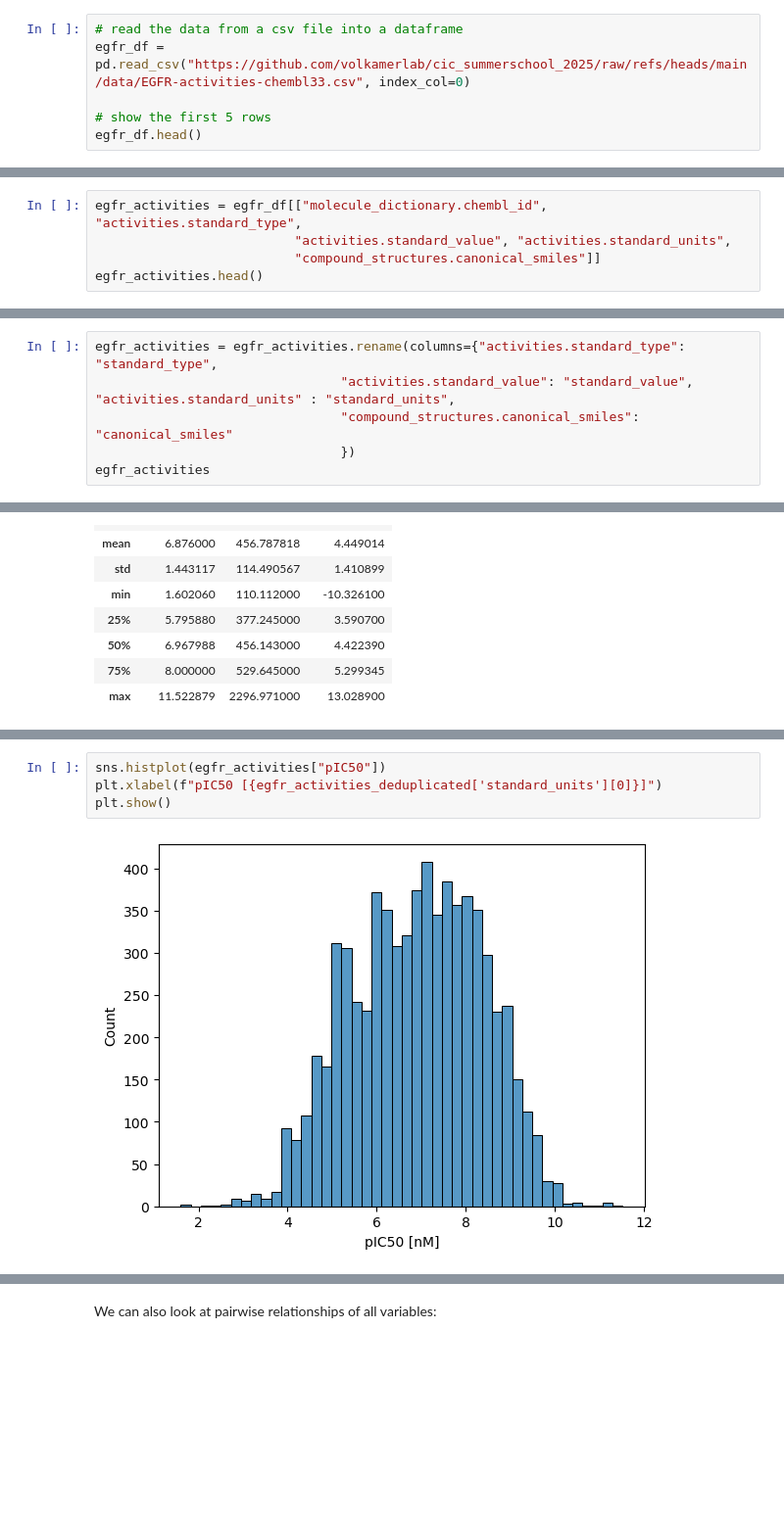
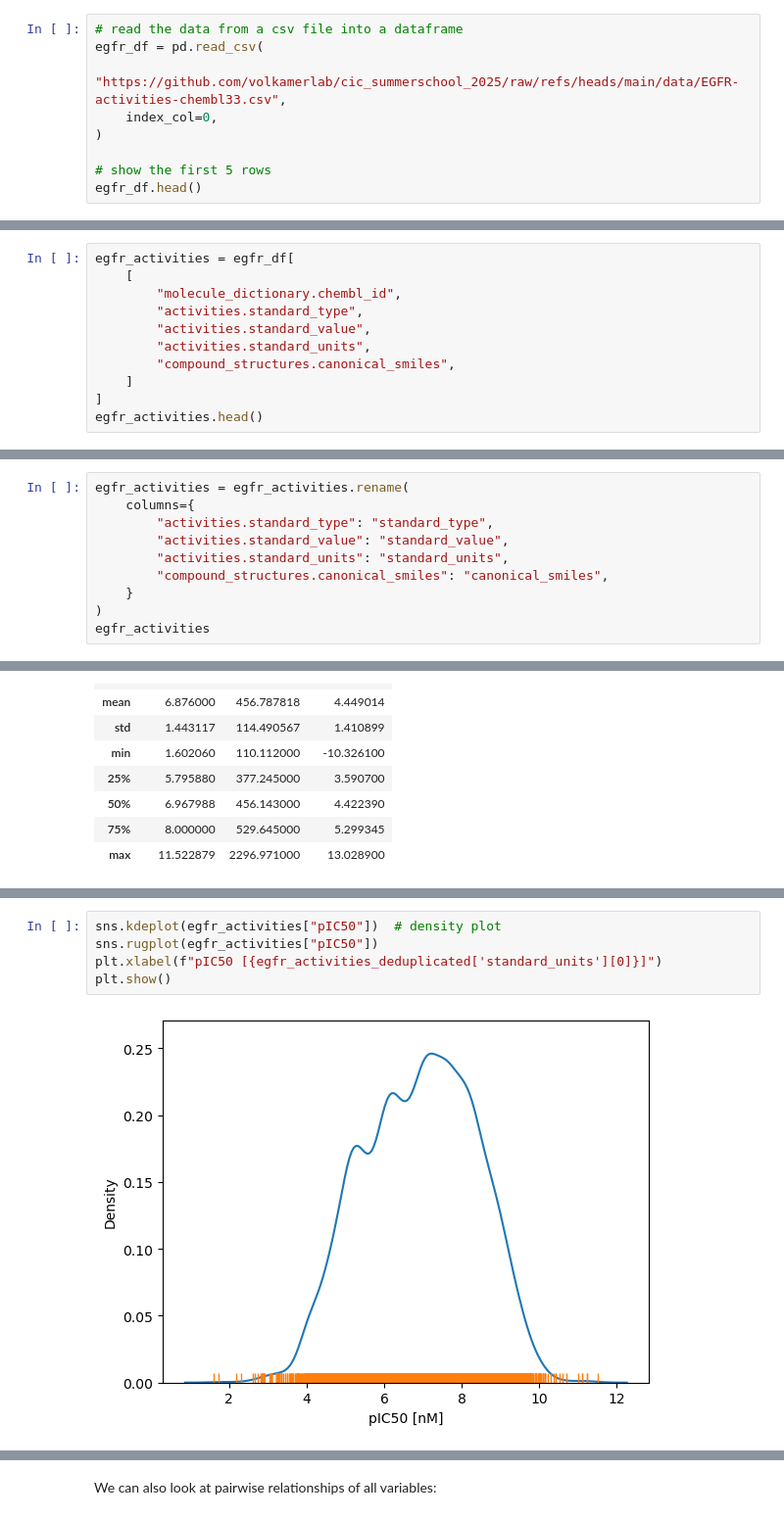
Before and after one commit to AndreaVolkamer/cic_summerschool_2025, a Jupyter notebook: session_1/session_1.ipynb, the cells around one changed output, grey strips where cells are left out. Shown: that part at 98% size. Drawn from its saved outputs; the diff is of its cells as text; blank space fills up the shorter version.

```diff
--- a/session_1/session_1.ipynb
+++ b/session_1/session_1.ipynb
@@ -130,7 +132,10 @@ We will work with acticity data of EGFR extracted from Chembl33 (TODO reference
 **Pandas** is a powerful Python library for data manipulation and analysis. The pandas library has two main containers of data, the `DataFrame` (2D) and the `Series` (1D).
 # %%
 # read the data from a csv file into a dataframe
-egfr_df = pd.read_csv("https://github.com/volkamerlab/cic_summerschool_2025/raw/refs/heads/main/data/EGFR-activities-chembl33.csv", index_col=0)
+egfr_df = pd.read_csv(
+    "https://github.com/volkamerlab/cic_summerschool_2025/raw/refs/heads/main/data/EGFR-activities-chembl33.csv",
+    index_col=0,
+)
 
 # show the first 5 rows
 egfr_df.head()
@@ -185,9 +190,15 @@ egfr_df.head()
 # %% [markdown]
 Or select those columns, we want to consider:
 # %%
-egfr_activities = egfr_df[["molecule_dictionary.chembl_id", "activities.standard_type",
-                          "activities.standard_value", "activities.standard_units",
-                          "compound_structures.canonical_smiles"]]
+egfr_activities = egfr_df[
+    [
+        "molecule_dictionary.chembl_id",
+        "activities.standard_type",
+        "activities.standard_value",
+        "activities.standard_units",
+        "compound_structures.canonical_smiles",
+    ]
+]
 egfr_activities.head()
 # %% [output]
 |  | molecule_dictionary.chembl_id | activities.standard_type | activities.standard_value | activities.standard_units | ... |
@@ -203,10 +214,14 @@ egfr_activities.shape
 # %% [markdown]
 Let's rename some of the columns:
 # %%
-egfr_activities = egfr_activities.rename(columns={"activities.standard_type": "standard_type",
-                                "activities.standard_value": "standard_value", "activities.standard_units" : "standard_units",
-                                "compound_structures.canonical_smiles": "canonical_smiles"
-                                })
+egfr_activities = egfr_activities.rename(
+    columns={
+        "activities.standard_type": "standard_type",
+        "activities.standard_value": "standard_value",
+        "activities.standard_units": "standard_units",
+        "compound_structures.canonical_smiles": "canonical_smiles",
+    }
+)
 egfr_activities
 # %% [output]
 |  | molecule_dictionary.chembl_id | standard_type | standard_value | standard_units | canonical_smiles |
@@ -396,6 +445,7 @@ Let's plot the distribution of pIC50 values using the **seaborn** and **mathplot
 # %%
-sns.histplot(egfr_activities["pIC50"])
+sns.kdeplot(egfr_activities["pIC50"])  # density plot
+sns.rugplot(egfr_activities["pIC50"])
 plt.xlabel(f"pIC50 [{egfr_activities_deduplicated['standard_units'][0]}]")
 plt.show()
 # %% [output]
-[figure, old version]
+[figure, new version]
```
Also changed, not shown: parts of 34 cells of this notebook.
